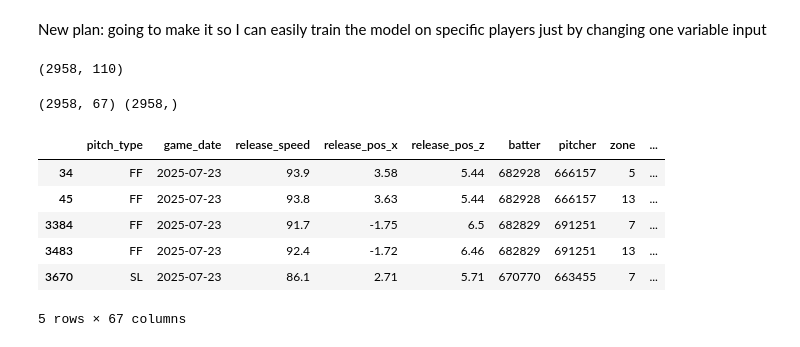
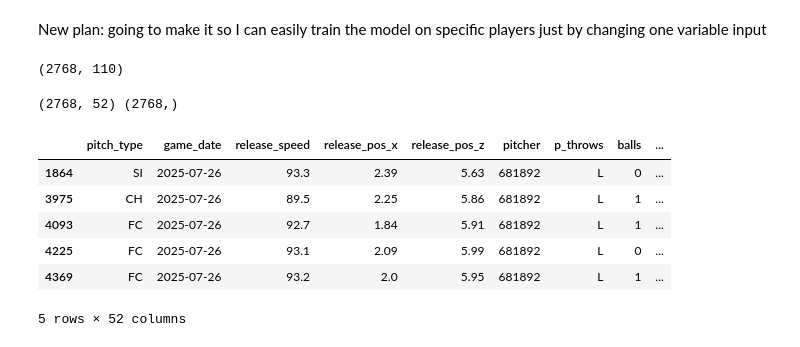
Before and after one commit to TDFelton/baseball_ML, a Jupyter notebook: testing.ipynb, the cells around one changed output. Drawn from its saved outputs; the diff is of its cells as text; code cells hidden in the pictures.

```diff
--- a/testing.ipynb
+++ b/testing.ipynb
@@ -9,7 +9,7 @@ import pybaseball
 pybaseball.cache.enable()
 print(pd.__version__)
 from pybaseball import statcast
-balldata = statcast(start_dt='2025-01-01',end_dt='2025-07-24')
+balldata = statcast(start_dt='2025-01-01',end_dt='2025-07-26')
 balldata = pd.DataFrame(balldata)
 from sklearn.model_selection import train_test_split as tts
 from catboost import CatBoostClassifier
@@ -234,41 +234,43 @@ Training the model batter by batter is probably the right approach imo because e
 # %% [markdown]
 New plan: going to make it so I can easily train the model on specific players just by changing one variable input
 # %%
-player = 'CJ Abrams'
+player = 'Luis García'
 player_data = balldata[balldata['des'].astype(str).str.contains(f"{player}", case=False, na=False)]
 player_data = pd.DataFrame(player_data)
 player_data.shape
 # %% [output]
-(2958, 110)
+(2768, 110)
 # %%
 hits = ['single','double','triple','home_run']
 player_y = player_data['events'].isin(hits).astype(int)
 player_x = player_data.drop(columns=['events'])
 player_x = player_x.drop(
     columns=[col for col in player_x.columns if 'depreciated' in col or 'legacy' in col or 'estimated' in col]
 )
 
 # Drop specific additional columns
 cols_to_drop = [
     'type', 'player_name', 'des', 'home_team', 'game_year', 'away_team', 'game_type',
-    'woba_value', 'woba_denom', 'babip_value', 'iso_value', 'launch_speed_angle',
+    'woba_value', 'woba_denom', 'babip_value', 'iso_value', 'launch_speed_angle','hyper_speed',
     'post_away_score', 'post_home_score', 'post_bat_score', 'post_fld_score','bat_win_dif'
     'delta_home_win_exp', 'delta_run_exp', 'delta_pitcher_run_exp','bat_score','fld_score',
     'home_score_diff', 'home_win_exp', 'on_3b', 'on_2b', 'on_1b','pitch_name','home_score','away_score','description',
-    'hit_location','bb_type','hc_x','hc_y','hit_distance_sc','launch_speed','launch_angle','delta_home_win_exp'
+    'hit_location','bb_type','hc_x','hc_y','hit_distance_sc','launch_speed','launch_angle','delta_home_win_exp','batter',
+    'stand','game_pk','bat_speed','swing_length','bat_score_diff','bat_win_exp','attack_angle','attack_direction','swing_path_tilt',
+    'age_bat','zone','intercept_ball_minus_batter_pos_x_inches','intercept_ball_minus_batter_pos_y_inches'
 ]
 player_x = player_x.drop(columns=[col for col in cols_to_drop if col in player_x.columns])
 print(player_x.shape,player_y.shape)
 player_x.head()
 # %% [output]
-(2958, 67) (2958,)
+(2768, 52) (2768,)
-|  | pitch_type | game_date | release_speed | release_pos_x | release_pos_z | batter | pitcher | zone | ... |
-| 34 | FF | 2025-07-23 | 93.9 | 3.58 | 5.44 | 682928 | 666157 | 5 | ... |
-| 45 | FF | 2025-07-23 | 93.8 | 3.63 | 5.44 | 682928 | 666157 | 13 | ... |
-| 3384 | FF | 2025-07-23 | 91.7 | -1.75 | 6.5 | 682829 | 691251 | 7 | ... |
-| 3483 | FF | 2025-07-23 | 92.4 | -1.72 | 6.46 | 682829 | 691251 | 13 | ... |
-| 3670 | SL | 2025-07-23 | 86.1 | 2.71 | 5.71 | 670770 | 663455 | 7 | ... |
+|  | pitch_type | game_date | release_speed | release_pos_x | release_pos_z | pitcher | p_throws | balls | ... |
+| 1864 | SI | 2025-07-26 | 93.3 | 2.39 | 5.63 | 681892 | L | 0 | ... |
+| 3975 | CH | 2025-07-26 | 89.5 | 2.25 | 5.86 | 681892 | L | 1 | ... |
+| 4093 | FC | 2025-07-26 | 92.7 | 1.84 | 5.91 | 681892 | L | 1 | ... |
+| 4225 | FC | 2025-07-26 | 93.1 | 2.09 | 5.99 | 681892 | L | 0 | ... |
+| 4369 | FC | 2025-07-26 | 93.2 | 2.0 | 5.95 | 681892 | L | 1 | ... |
-5 rows × 67 columns
+5 rows × 52 columns
 # %%
 player_x['game_year'] = pd.to_datetime(player_x['game_date']).dt.year
 player_x['game_month'] = pd.to_datetime(player_x['game_date']).dt.month
```
Also changed, not shown: parts of 25 cells of this notebook, 13 other files.
